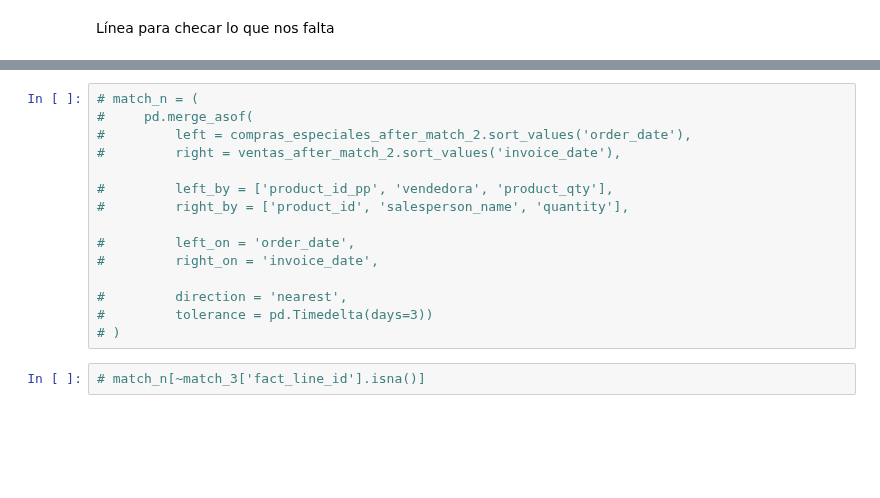
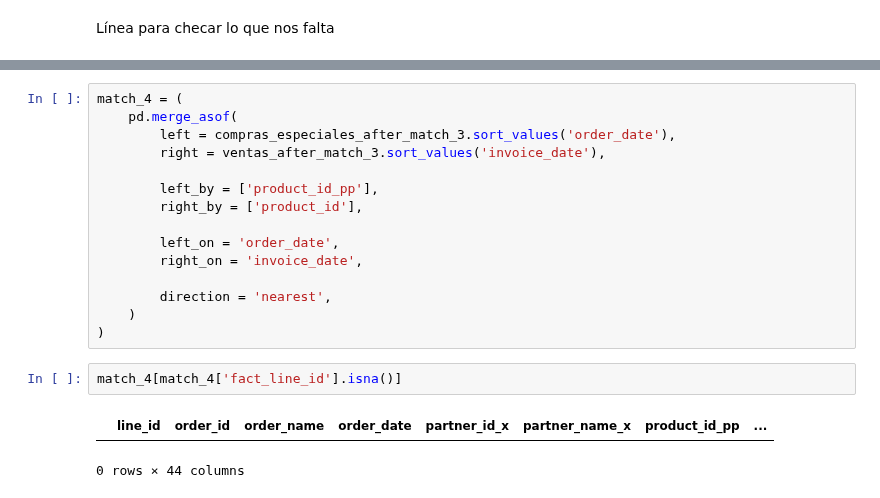
Before and after one commit to ecostichp/odoo_comisiones, a Jupyter notebook: comisiones/algoritmos/algoritmo_costo_de_venta_mes_func.ipynb, the cells around one changed output, grey strips where cells are left out. Cells and saved outputs as stored; diff of their text form; blank space fills up the shorter version.

```diff
--- a/comisiones/algoritmos/algoritmo_costo_de_venta_mes_func.ipynb
+++ b/comisiones/algoritmos/algoritmo_costo_de_venta_mes_func.ipynb
@@ -602,17 +594,20 @@ for prod in ids_prod:
 # %%
-# match_n = (
-#     pd.merge_asof(
-#         left = compras_especiales_after_match_2.sort_values('order_date'),
-#         right = ventas_after_match_2.sort_values('invoice_date'),
+match_4 = (
+    pd.merge_asof(
+        left = compras_especiales_after_match_3.sort_values('order_date'),
+        right = ventas_after_match_3.sort_values('invoice_date'),
 
-#         left_by = ['product_id_pp', 'vendedora', 'product_qty'],
-#         right_by = ['product_id', 'salesperson_name', 'quantity'],
+        left_by = ['product_id_pp'],
+        right_by = ['product_id'],
 
-#         left_on = 'order_date',
-#         right_on = 'invoice_date',
+        left_on = 'order_date',
+        right_on = 'invoice_date',
 
-#         direction = 'nearest',
-#         tolerance = pd.Timedelta(days=3))
-# )
+        direction = 'nearest',
+    )
+)
-# %%
-# match_n[~match_3['fact_line_id'].isna()]
+# %%
+match_4[match_4['fact_line_id'].isna()]
+# %% [output]
+|  | line_id | order_id | order_name | order_date | partner_id_x | partner_name_x | product_id_pp | ... |
+0 rows × 44 columns
```
Also changed, not shown: parts of 9 cells of this notebook.
